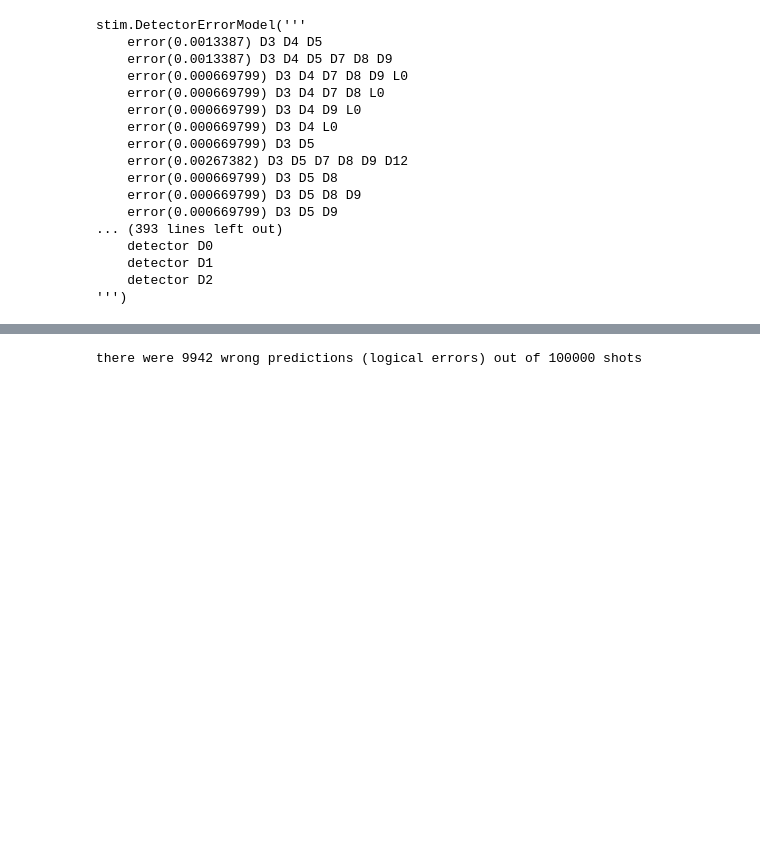
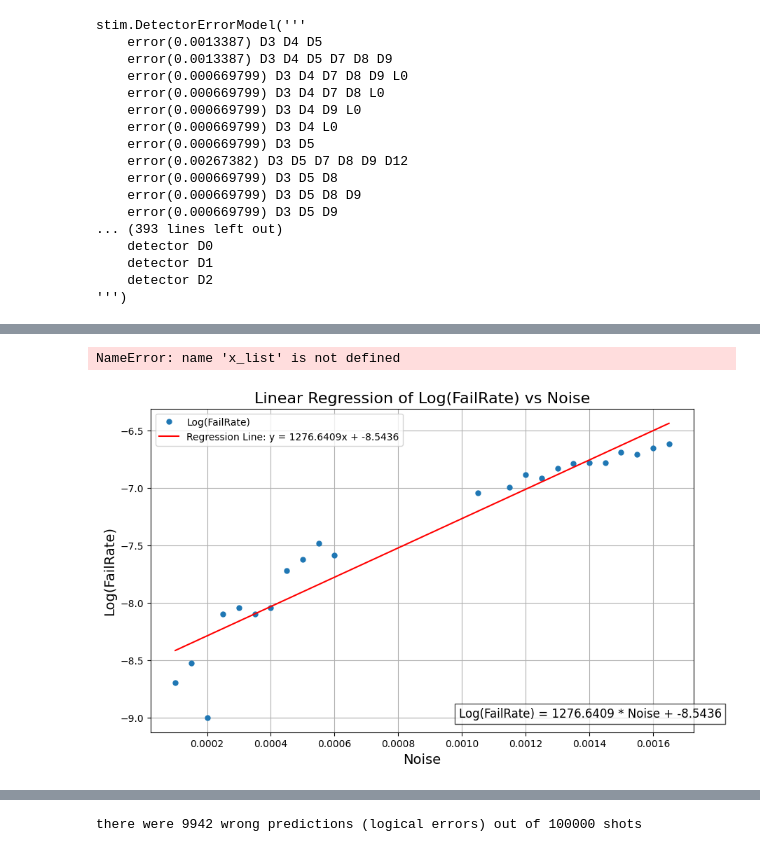
Before and after one commit to yugahirai/invention, a Jupyter notebook: stim/unfolding_color_code.ipynb, the cells around one changed output, grey strips where cells are left out. Cells and saved outputs as stored; diff of their text form; code cells hidden in the pictures; blank space fills up the shorter version.

```diff
--- a/stim/unfolding_color_code.ipynb
+++ b/stim/unfolding_color_code.ipynb
@@ -606,0 +898,54 @@ if __name__ == "__main__":
+# %%
+import numpy as np
+
+# x_list と y_list を NumPy 配列に変換
+x_array = np.array(x_list)
+y_array = np.array(y_list)
+
+# 2 列の配列に結合
+data = np.column_stack((x_array, y_array))
+
+np.savetxt('output.txt', data, fmt='%.10f', header='Noise FailRate', comments='')
+# %% [output]
+NameError: name 'x_list' is not defined
+# %%
+import pandas as pd
+import matplotlib.pyplot as plt
+import numpy as np
+from scipy.stats import linregress
+
+# データの読み込み
+file_path = 'output.txt'  # 適切なファイルパスを指定
+data = pd.read_csv(file_path, delim_whitespace=True)
+
+# FailRateが0のデータを除外
+data_filtered = data[data['FailRate'] > 0].copy()
+
+# FailRateのlog10変換を適用
+data_filtered['LogFailRate'] = np.log10(data_filtered['FailRate'])
+
+# 線形回帰を実行
+slope, intercept, r_value, p_value, std_err = linregress(data_filtered['Noise'], data_filtered['LogFailRate'])
+
+# 回帰直線を生成
+regression_line = slope * data_filtered['Noise'] + intercept
+
+# グラフの描画
+plt.figure(figsize=(10, 6))
+plt.plot(data_filtered['Noise'], data_filtered['LogFailRate'], 'o', label='Log(FailRate)', markersize=5)
+plt.plot(data_filtered['Noise'], regression_line, 'r-', label=f'Regression Line: y = {slope:.4f}x + {intercept:.4f}')
+plt.xlabel('Noise', fontsize=14)
+plt.ylabel('Log(FailRate)', fontsize=14)
+plt.title('Linear Regression of Log(FailRate) vs Noise', fontsize=16)
+plt.grid(True)
+plt.legend()
+
+# 数式をグラフ上に表示
+equation_text = f'Log(FailRate) = {slope:.4f} * Noise + {intercept:.4f}'
+plt.text(0.6 * max(data_filtered['Noise']), min(data_filtered['LogFailRate']), equation_text,
+         fontsize=12, bbox=dict(facecolor='white', alpha=0.7))
+
+# グラフの表示
+plt.show()
+# %% [output]
+[figure, added]
```
Also changed, not shown: parts of 7 cells of this notebook, 25 other files.
